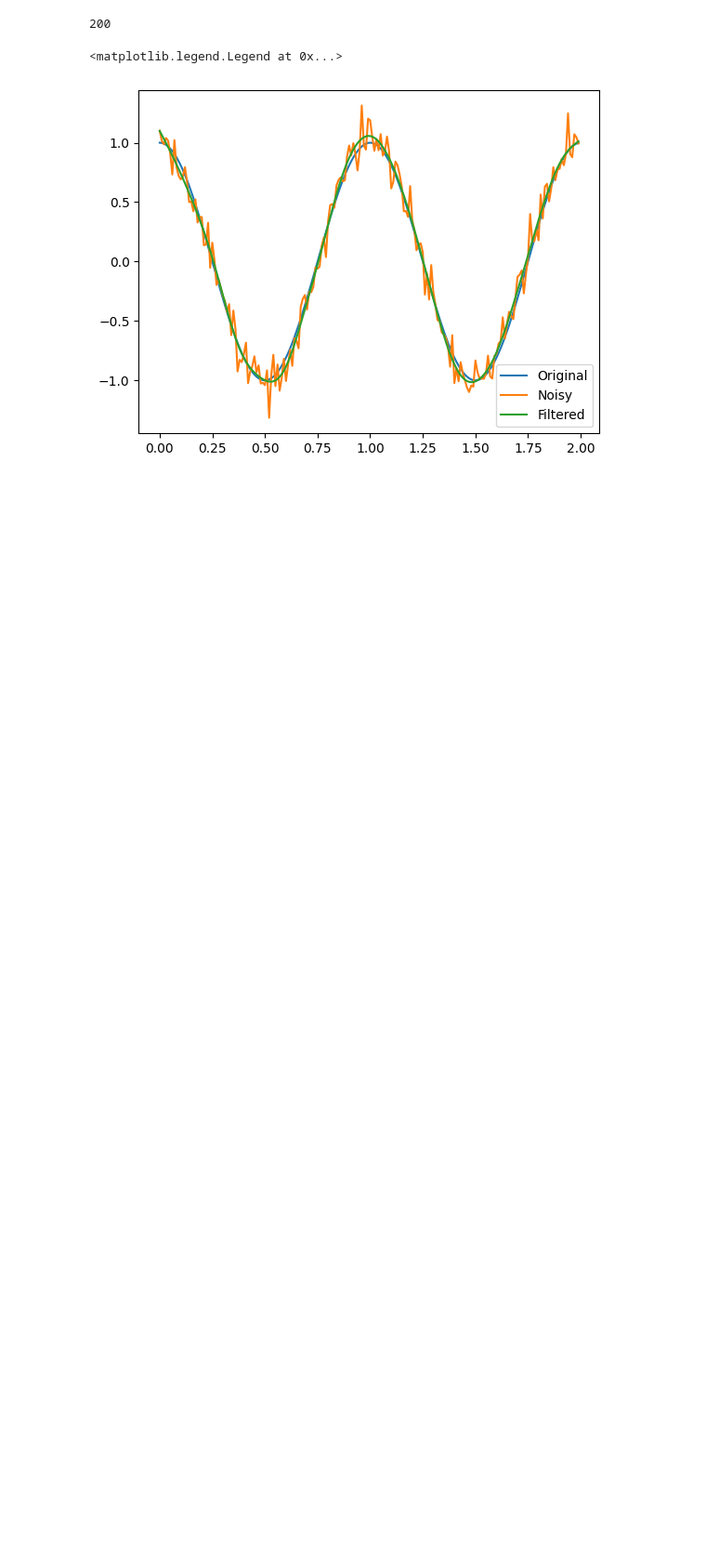
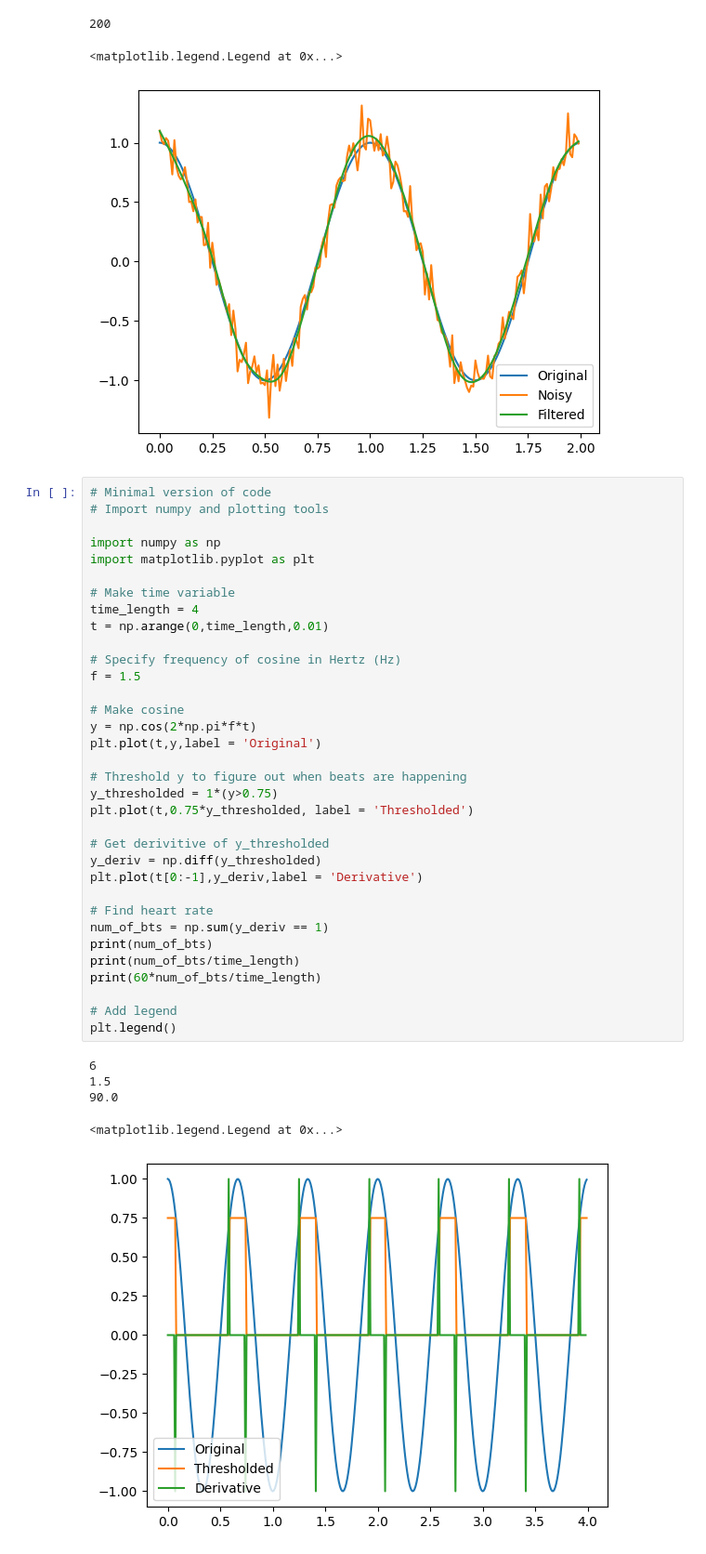
Before and after one commit to Lagoon-Jelly/Intro-to-AI, a Jupyter notebook: Week_2_Day_2_PythonPlotting.ipynb, the cells around one changed output. Shown at 93% size. Drawn from its saved outputs; the diff is of its cells as text; blank space fills up the shorter version.

```diff
--- a/Week_2_Day_2_PythonPlotting.ipynb
+++ b/Week_2_Day_2_PythonPlotting.ipynb
@@ -86,3 +86,43 @@ plt.legend()
 200
 <matplotlib.legend.Legend at 0x...>
 [figure]
+# %%
+# Minimal version of code
+# Import numpy and plotting tools
+
+import numpy as np
+import matplotlib.pyplot as plt
+
+# Make time variable
+time_length = 4
+t = np.arange(0,time_length,0.01)
+
+# Specify frequency of cosine in Hertz (Hz)
+f = 1.5
+
+# Make cosine
+y = np.cos(2*np.pi*f*t)
+plt.plot(t,y,label = 'Original')
+
+# Threshold y to figure out when beats are happening
+y_thresholded = 1*(y>0.75)
+plt.plot(t,0.75*y_thresholded, label = 'Thresholded')
+
+# Get derivitive of y_thresholded
+y_deriv = np.diff(y_thresholded)
+plt.plot(t[0:-1],y_deriv,label = 'Derivative')
+
+# Find heart rate
+num_of_bts = np.sum(y_deriv == 1)
+print(num_of_bts)
+print(num_of_bts/time_length)
+print(60*num_of_bts/time_length)
+
+# Add legend
+plt.legend()
+# %% [output]
+6
+1.5
+90.0
+<matplotlib.legend.Legend at 0x...>
+[figure, added]
```
